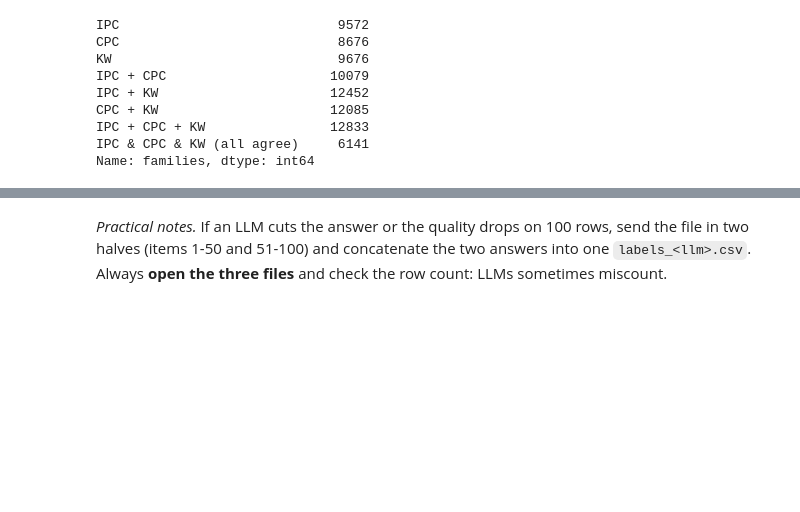
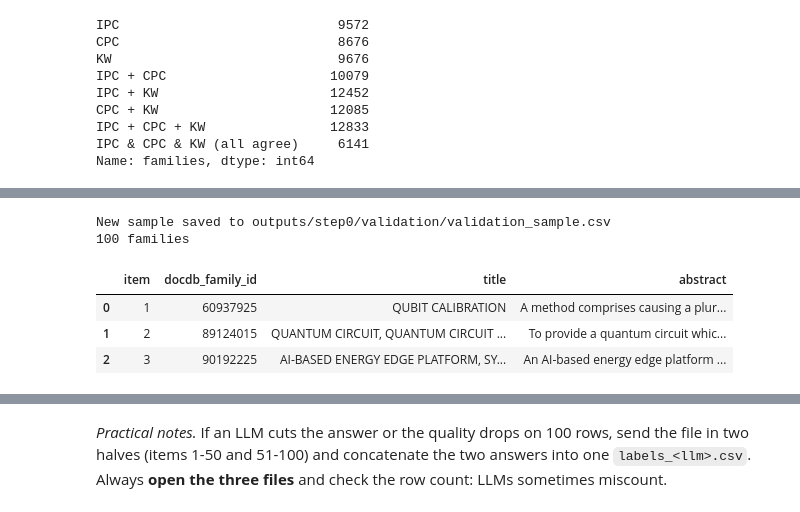
Before and after one commit to LudovicaIvaldi/Group15_innovation, a Jupyter notebook: step0-1carlo/step0_final.ipynb, the cells around one changed output, grey strips where cells are left out. Cells and saved outputs as stored; diff of their text form; code cells hidden in the pictures; blank space fills up the shorter version.

```diff
--- a/step0complete_clean(1).ipynb
+++ b/step0-1carlo/step0_final.ipynb
@@ -499,0 +347,18 @@ Save the answers as:
+# %%
+def add_evidence(qc):
+    """Derived columns (never saved): `classified` = found by a classification code; `evidence` = the kind of evidence."""
+    qc = qc.copy()
+    qc["classified"] = qc["IPC"] | qc["CPC"]
+    qc["evidence"] = np.select(
+        [qc["classified"] & qc["KW"], qc["classified"]],
+        ["class + keywords", "class only"],
+        default="keywords only",
+    )
+    return qc
+
+
+# to work from the saved file without re-running the queries:  qc = pd.read_csv(OUTPUT_DIR / f"qc_families_{ENV}.csv")
+qc = add_evidence(qc)
+
+display(qc.groupby(["IPC", "CPC", "KW"]).size().rename("families").reset_index())
+qc["evidence"].value_counts()
@@ -499,0 +422,33 @@ Save the answers as:
+# %%
+VAL_DIR = Path("outputs/step0/validation")
+LABELS_DIR = VAL_DIR / "labels"
+LABELS_DIR.mkdir(parents=True, exist_ok=True)
+SAMPLE_FILE = VAL_DIR / "validation_sample.csv"     # item, docdb_family_id, title, abstract
+SAMPLE_SIZE, MAX_ABSTRACT_CHARS = 100, 1500
+LLM_NAMES = ("claude", "gemini", "chatgpt")
+
+if SAMPLE_FILE.exists():
+    sample = pd.read_csv(SAMPLE_FILE).fillna("")        # never redraw: the label files refer to it
+    print(f"Sample re-used from {SAMPLE_FILE}")
+else:
+    cand = qc.sort_values("docdb_family_id").sample(n=int(SAMPLE_SIZE * 1.3), random_state=RANDOM_STATE)
+    texts = family_texts(cand["docdb_family_id"].tolist())
+    texts = texts[(texts["appln_title"].str.strip() != "") | (texts["appln_abstract"].str.strip() != "")]
+    sample = cand[["docdb_family_id"]].merge(texts, on="docdb_family_id").head(SAMPLE_SIZE)   # keeps the random order
+    if len(sample) < SAMPLE_SIZE:
+        raise ValueError(f"only {len(sample)} of {len(cand)} sampled families have a text: raise the 1.3 factor")
+    sample = sample.rename(columns={"appln_title": "title", "appln_abstract": "abstract"}).reset_index(drop=True)
+    sample["abstract"] = sample["abstract"].str.slice(0, MAX_ABSTRACT_CHARS)
+    sample.insert(0, "item", sample.index + 1)
+    sample.to_csv(SAMPLE_FILE, index=False)
+    print(f"New sample saved to {SAMPLE_FILE}")
+
+print(len(sample), "families")
+sample.head(3)
+# %% [output]
+New sample saved to outputs/step0/validation/validation_sample.csv
+100 families
+|  | item | docdb_family_id | title | abstract |
+| 0 | 1 | 60937925 | QUBIT CALIBRATION | A method comprises causing a plur... |
+| 1 | 2 | 89124015 | QUANTUM CIRCUIT, QUANTUM CIRCUIT ... | To provide a quantum circuit whic... |
+| 2 | 3 | 90192225 | AI-BASED ENERGY EDGE PLATFORM, SY... | An AI-based energy edge platform ... |
```
Also changed, not shown: parts of 40 cells of this notebook, 7 other files.
